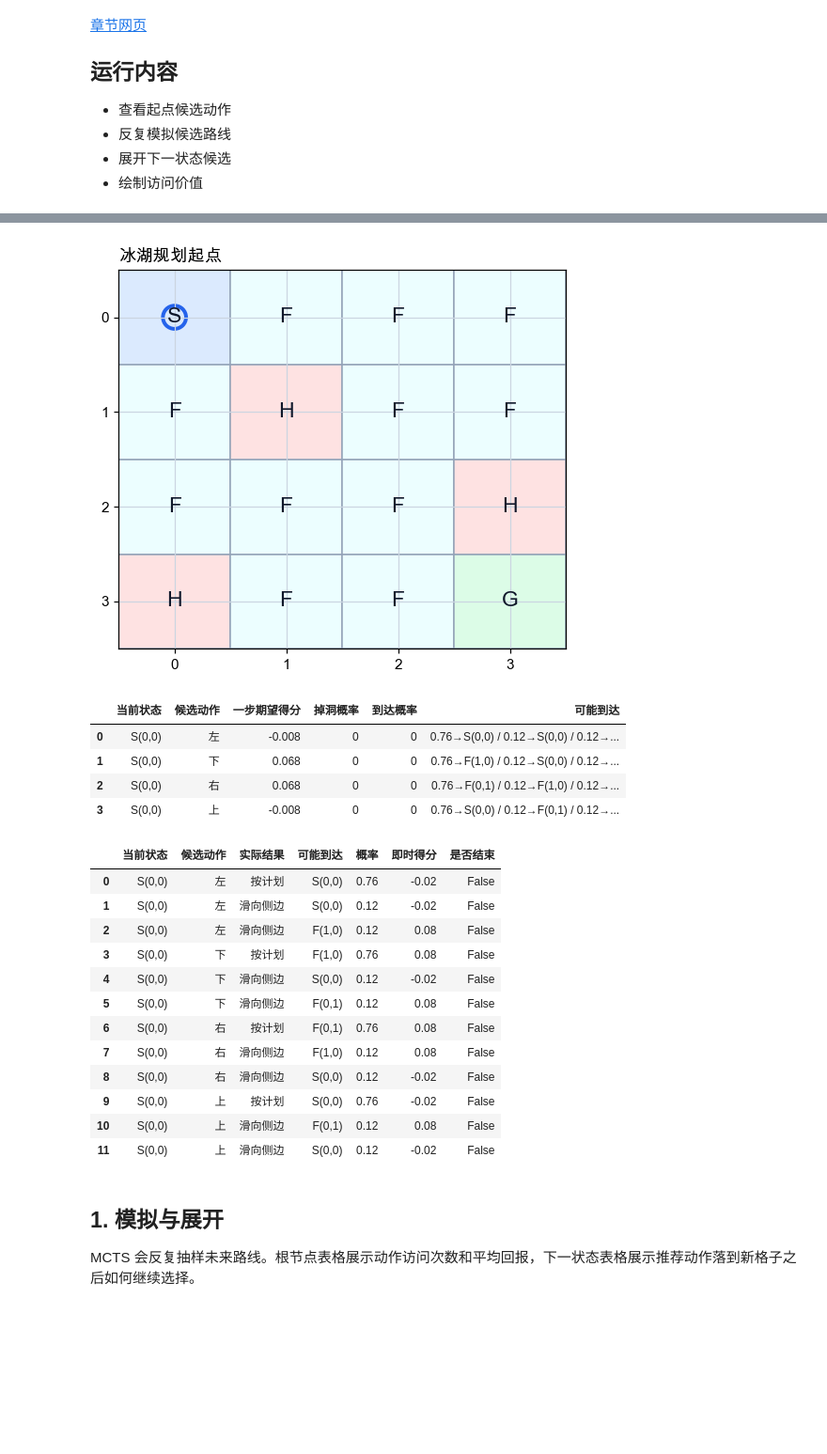
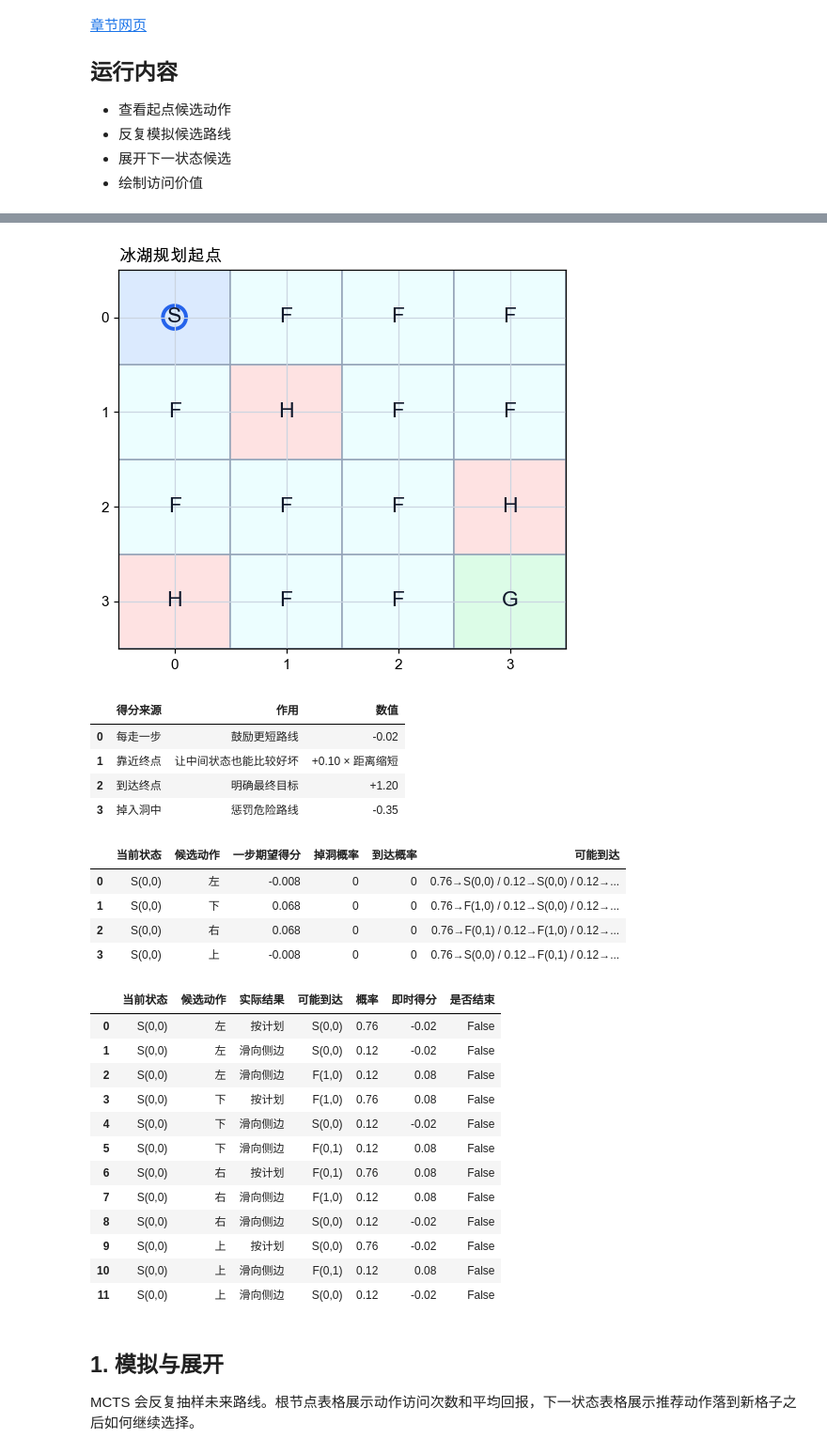
Before and after one commit to zhesun-0209/ai-thinking-labs, a Jupyter notebook: notebooks/ch12_mcts.ipynb, the cells around one changed output, grey strips where cells are left out. Shown at 94% size. Saved outputs shown, nothing was run; the diff lists cells and outputs as text; code cells hidden in the pictures; blank space fills up the shorter version.

```diff
--- a/notebooks/ch12_mcts.ipynb
+++ b/notebooks/ch12_mcts.ipynb
@@ -179,51 +180,62 @@ def transition_detail_table(state):
 def draw_mcts_lake(ax, title, highlight_state=None, path_states=None):
     tile_color = {"S": "#dbeafe", "F": "#ecfeff", "H": "#fee2e2", "G": "#dcfce7"}
     path_states = set(path_states or [])
     for row in range(n_rows):
         for col in range(n_cols):
             state = rc_to_state(row, col)
             tile = mcts_map[row, col]
             ax.add_patch(plt.Rectangle((col - 0.5, row - 0.5), 1, 1, color=tile_color[tile], ec="#94a3b8"))
             ax.text(col, row, tile, ha="center", va="center", fontsize=15, fontweight="bold", color="#0f172a")
             if state in path_states:
                 ax.add_patch(plt.Rectangle((col - 0.42, row - 0.42), 0.84, 0.84, fill=False, ec="#f97316", lw=2.4))
     if highlight_state is not None:
         row, col = state_to_rc(highlight_state)
         ax.scatter([col], [row], s=260, facecolors="none", edgecolors="#2563eb", linewidths=2.6)
     ax.set_title(title, loc="left", fontweight="bold")
     ax.set_xlim(-0.5, n_cols - 0.5)
     ax.set_ylim(n_rows - 0.5, -0.5)
     ax.set_xticks(range(n_cols))
     ax.set_yticks(range(n_rows))
     ax.grid(True, color="#cbd5e1", linewidth=0.8)
 
 fig, ax = plt.subplots(figsize=(4.8, 4.4))
 draw_mcts_lake(ax, "冰湖规划起点", highlight_state=root_state)
 plt.tight_layout()
 plt.show()
 
+display(pd.DataFrame([
+    {"得分来源": "每走一步", "作用": "鼓励更短路线", "数值": "-0.02"},
+    {"得分来源": "靠近终点", "作用": "让中间状态也能比较好坏", "数值": "+0.10 × 距离缩短"},
+    {"得分来源": "到达终点", "作用": "明确最终目标", "数值": "+1.20"},
+    {"得分来源": "掉入洞中", "作用": "惩罚危险路线", "数值": "-0.35"},
+]))
 display(action_candidate_table(root_state).round(3))
 display(transition_detail_table(root_state).round(3))
 # %% [output]
 [figure]
-|  | 当前状态 | 候选动作 | 一步期望得分 | 掉洞概率 | 到达概率 | 可能到达 |
-| 0 | S(0,0) | 左 | -0.008 | 0 | 0 | 0.76→S(0,0) / 0.12→S(0,0) / 0.12→... |
-| 1 | S(0,0) | 下 | 0.068 | 0 | 0 | 0.76→F(1,0) / 0.12→S(0,0) / 0.12→... |
-| 2 | S(0,0) | 右 | 0.068 | 0 | 0 | 0.76→F(0,1) / 0.12→F(1,0) / 0.12→... |
-| 3 | S(0,0) | 上 | -0.008 | 0 | 0 | 0.76→S(0,0) / 0.12→F(0,1) / 0.12→... |
+|  | 得分来源 | 作用 | 数值 |
+| 0 | 每走一步 | 鼓励更短路线 | -0.02 |
+| 1 | 靠近终点 | 让中间状态也能比较好坏 | +0.10 × 距离缩短 |
+| 2 | 到达终点 | 明确最终目标 | +1.20 |
+| 3 | 掉入洞中 | 惩罚危险路线 | -0.35 |
-|  | 当前状态 | 候选动作 | 实际结果 | 可能到达 | 概率 | 即时得分 | 是否结束 |
-| 0 | S(0,0) | 左 | 按计划 | S(0,0) | 0.76 | -0.02 | False |
-| 1 | S(0,0) | 左 | 滑向侧边 | S(0,0) | 0.12 | -0.02 | False |
-| 2 | S(0,0) | 左 | 滑向侧边 | F(1,0) | 0.12 | 0.08 | False |
-| 3 | S(0,0) | 下 | 按计划 | F(1,0) | 0.76 | 0.08 | False |
-| 4 | S(0,0) | 下 | 滑向侧边 | S(0,0) | 0.12 | -0.02 | False |
-| 5 | S(0,0) | 下 | 滑向侧边 | F(0,1) | 0.12 | 0.08 | False |
-| 6 | S(0,0) | 右 | 按计划 | F(0,1) | 0.76 | 0.08 | False |
-| 7 | S(0,0) | 右 | 滑向侧边 | F(1,0) | 0.12 | 0.08 | False |
-| 8 | S(0,0) | 右 | 滑向侧边 | S(0,0) | 0.12 | -0.02 | False |
-| 9 | S(0,0) | 上 | 按计划 | S(0,0) | 0.76 | -0.02 | False |
-| 10 | S(0,0) | 上 | 滑向侧边 | F(0,1) | 0.12 | 0.08 | False |
-| 11 | S(0,0) | 上 | 滑向侧边 | S(0,0) | 0.12 | -0.02 | False |
+|  | 当前状态 | 候选动作 | 一步期望得分 | 掉洞概率 | 到达概率 | 可能到达 |
+| 0 | S(0,0) | 左 | -0.008 | 0 | 0 | 0.76→S(0,0) / 0.12→S(0,0) / 0.12→... |
+| 1 | S(0,0) | 下 | 0.068 | 0 | 0 | 0.76→F(1,0) / 0.12→S(0,0) / 0.12→... |
+| 2 | S(0,0) | 右 | 0.068 | 0 | 0 | 0.76→F(0,1) / 0.12→F(1,0) / 0.12→... |
+| 3 | S(0,0) | 上 | -0.008 | 0 | 0 | 0.76→S(0,0) / 0.12→F(0,1) / 0.12→... |
+|  | 当前状态 | 候选动作 | 实际结果 | 可能到达 | 概率 | 即时得分 | 是否结束 |
+| 0 | S(0,0) | 左 | 按计划 | S(0,0) | 0.76 | -0.02 | False |
+| 1 | S(0,0) | 左 | 滑向侧边 | S(0,0) | 0.12 | -0.02 | False |
+| 2 | S(0,0) | 左 | 滑向侧边 | F(1,0) | 0.12 | 0.08 | False |
+| 3 | S(0,0) | 下 | 按计划 | F(1,0) | 0.76 | 0.08 | False |
+| 4 | S(0,0) | 下 | 滑向侧边 | S(0,0) | 0.12 | -0.02 | False |
+| 5 | S(0,0) | 下 | 滑向侧边 | F(0,1) | 0.12 | 0.08 | False |
+| 6 | S(0,0) | 右 | 按计划 | F(0,1) | 0.76 | 0.08 | False |
+| 7 | S(0,0) | 右 | 滑向侧边 | F(1,0) | 0.12 | 0.08 | False |
+| 8 | S(0,0) | 右 | 滑向侧边 | S(0,0) | 0.12 | -0.02 | False |
+| 9 | S(0,0) | 上 | 按计划 | S(0,0) | 0.76 | -0.02 | False |
+| 10 | S(0,0) | 上 | 滑向侧边 | F(0,1) | 0.12 | 0.08 | False |
+| 11 | S(0,0) | 上 | 滑向侧边 | S(0,0) | 0.12 | -0.02 | False |
 # %% [markdown]
 ## 1. 模拟与展开
 
```
Also changed, not shown: parts of 2 cells of this notebook, 57 other files.
